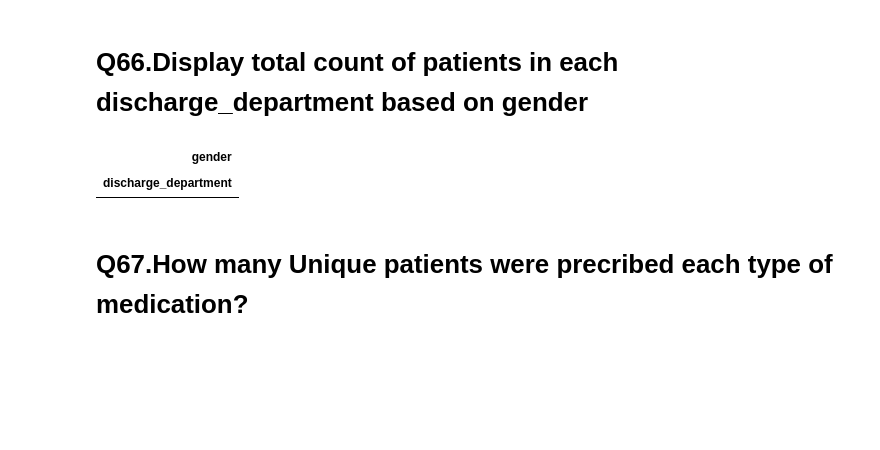
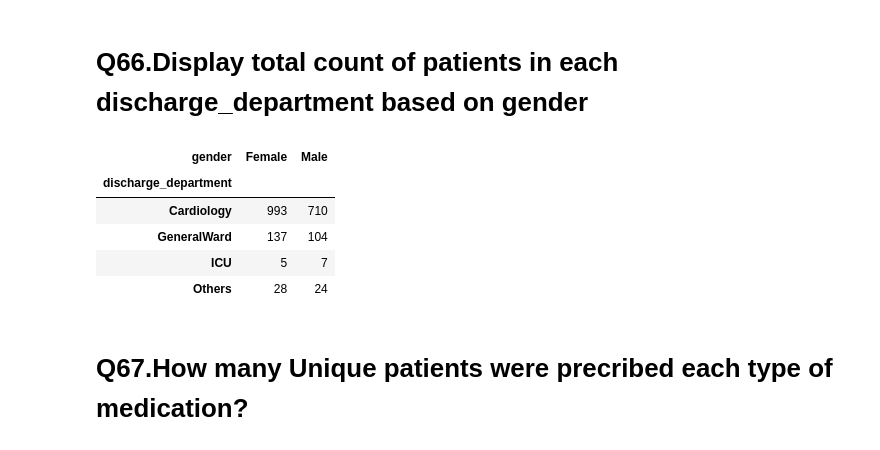
Before and after one commit to Moinandy6/Team9_Py-Stars_Python-Hackathon_Apr24, a Jupyter notebook: Team9_Py-Stars_Python-Hackathon_Apr24(Q65-80).ipynb, the cells around one changed output. Saved outputs shown, nothing was run; the diff lists cells and outputs as text; code cells hidden in the pictures; blank space fills up the shorter version.

```diff
--- a/Team9_Py-Stars_Python-Hackathon_Apr24(Q65-80).ipynb
+++ b/Team9_Py-Stars_Python-Hackathon_Apr24(Q65-80).ipynb
@@ -19,12 +20,22 @@ Name: visit_times, dtype: int64
 # %% [markdown]
 # Q66.Display total count of patients in each discharge_department based on gender
 # %%
-merged_df = pd.concat([df_Demography, df_Hospitalization_Discharge])
-grouped_df = merged_df.groupby(['discharge_department','gender']).size().unstack()
-grouped_df
+#df_merged = pd.concat([df_Demography, df_Hospitalization_Discharge])
+#df_grouped = merged_df.groupby(['discharge_department','gender']).size().unstack()
+#df_grouped
+df1=df_Hospitalization_Discharge
+df2=df_Demography
+df_Merged=pd.merge(df1,df2)
+df_Merged
+df_grouped = df_Merged.groupby(['discharge_department','gender']).size().unstack()
+df_grouped
 # %% [output]
-| gender |
-| discharge_department |
+| gender | Female | Male |
+| discharge_department |  |  |
+| Cardiology | 993 | 710 |
+| GeneralWard | 137 | 104 |
+| ICU | 5 | 7 |
+| Others | 28 | 24 |
 # %% [markdown]
 # Q67.How many Unique patients were precribed each type of medication?
 # %%
```
Also changed, not shown: parts of 28 cells of this notebook.
